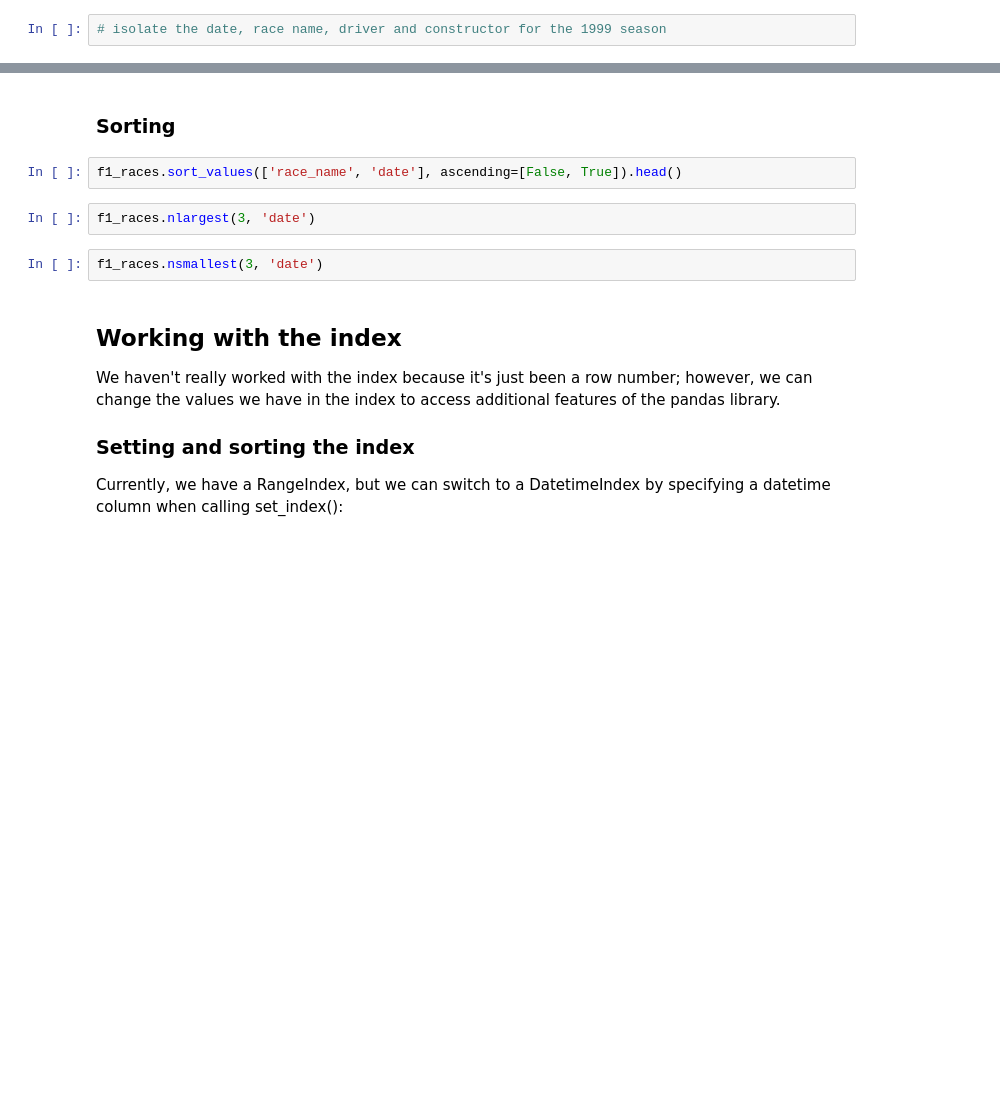
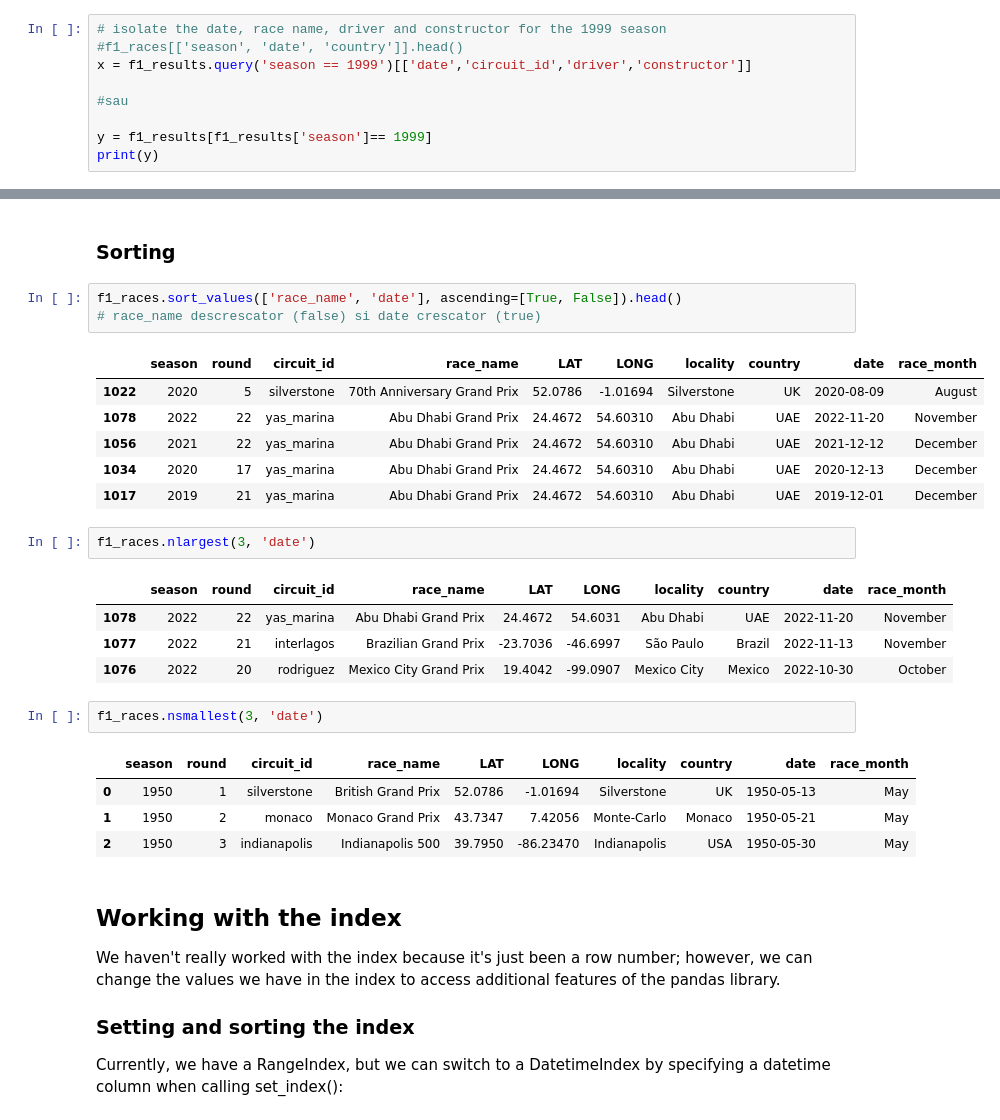
Before and after one commit to autrefois/bootcamp, a Jupyter notebook: 2022/python_workshop/notebooks/08_pandas.ipynb, the cells around one changed output, grey strips where cells are left out. Saved outputs shown, nothing was run; the diff lists cells and outputs as text; blank space fills up the shorter version.

```diff
--- a/2022/python_workshop/notebooks/08_pandas.ipynb
+++ b/2022/python_workshop/notebooks/08_pandas.ipynb
@@ -221,2 +494,9 @@ f1_results.head()
 # %%
 # isolate the date, race name, driver and constructor for the 1999 season
+#f1_races[['season', 'date', 'country']].head()
+x = f1_results.query('season == 1999')[['date','circuit_id','driver','constructor']]
+
+#sau
+
+y = f1_results[f1_results['season']== 1999]
+print(y)
@@ -281,11 +644,29 @@ f1_races.head()
 # %% [markdown]
 ### Sorting
 # %%
-f1_races.sort_values(['race_name', 'date'], ascending=[False, True]).head()
+f1_races.sort_values(['race_name', 'date'], ascending=[True, False]).head()
+# race_name descrescator (false) si date crescator (true)
+# %% [output]
+|  | season | round | circuit_id | race_name | LAT | LONG | locality | country | date | race_month |
+| 1022 | 2020 | 5 | silverstone | 70th Anniversary Grand Prix | 52.0786 | -1.01694 | Silverstone | UK | 2020-08-09 | August |
+| 1078 | 2022 | 22 | yas_marina | Abu Dhabi Grand Prix | 24.4672 | 54.60310 | Abu Dhabi | UAE | 2022-11-20 | November |
+| 1056 | 2021 | 22 | yas_marina | Abu Dhabi Grand Prix | 24.4672 | 54.60310 | Abu Dhabi | UAE | 2021-12-12 | December |
+| 1034 | 2020 | 17 | yas_marina | Abu Dhabi Grand Prix | 24.4672 | 54.60310 | Abu Dhabi | UAE | 2020-12-13 | December |
+| 1017 | 2019 | 21 | yas_marina | Abu Dhabi Grand Prix | 24.4672 | 54.60310 | Abu Dhabi | UAE | 2019-12-01 | December |
 # %%
 f1_races.nlargest(3, 'date')
+# %% [output]
+|  | season | round | circuit_id | race_name | LAT | LONG | locality | country | date | race_month |
+| 1078 | 2022 | 22 | yas_marina | Abu Dhabi Grand Prix | 24.4672 | 54.6031 | Abu Dhabi | UAE | 2022-11-20 | November |
+| 1077 | 2022 | 21 | interlagos | Brazilian Grand Prix | -23.7036 | -46.6997 | São Paulo | Brazil | 2022-11-13 | November |
+| 1076 | 2022 | 20 | rodriguez | Mexico City Grand Prix | 19.4042 | -99.0907 | Mexico City | Mexico | 2022-10-30 | October |
 # %%
 f1_races.nsmallest(3, 'date')
+# %% [output]
+|  | season | round | circuit_id | race_name | LAT | LONG | locality | country | date | race_month |
+| 0 | 1950 | 1 | silverstone | British Grand Prix | 52.0786 | -1.01694 | Silverstone | UK | 1950-05-13 | May |
+| 1 | 1950 | 2 | monaco | Monaco Grand Prix | 43.7347 | 7.42056 | Monte-Carlo | Monaco | 1950-05-21 | May |
+| 2 | 1950 | 3 | indianapolis | Indianapolis 500 | 39.7950 | -86.23470 | Indianapolis | USA | 1950-05-30 | May |
 # %% [markdown]
 ## Working with the index
 We haven't really worked with the index because it's just been a row number; however, we can change the values we have in the index to access additional features of the pandas library.
```
Also changed, not shown: parts of 53 cells of this notebook, 1 other file.
